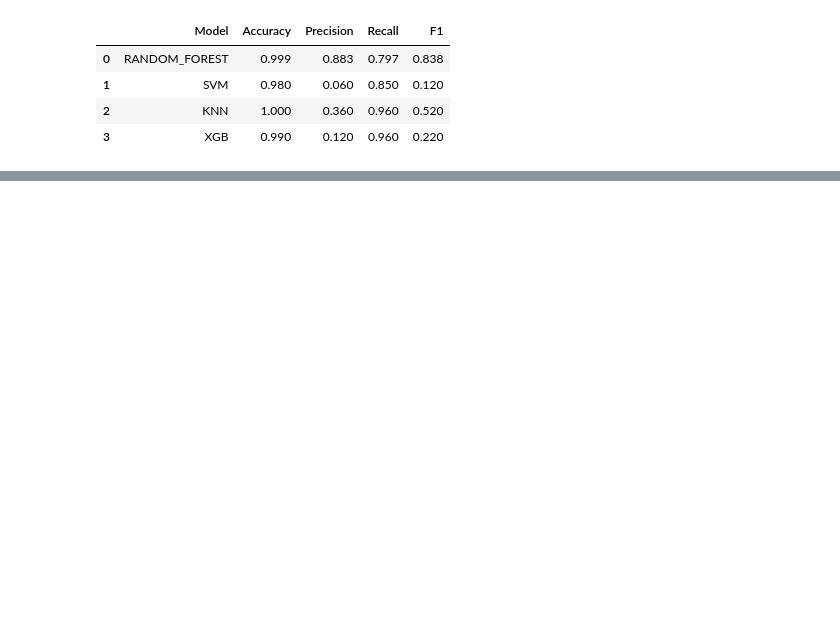
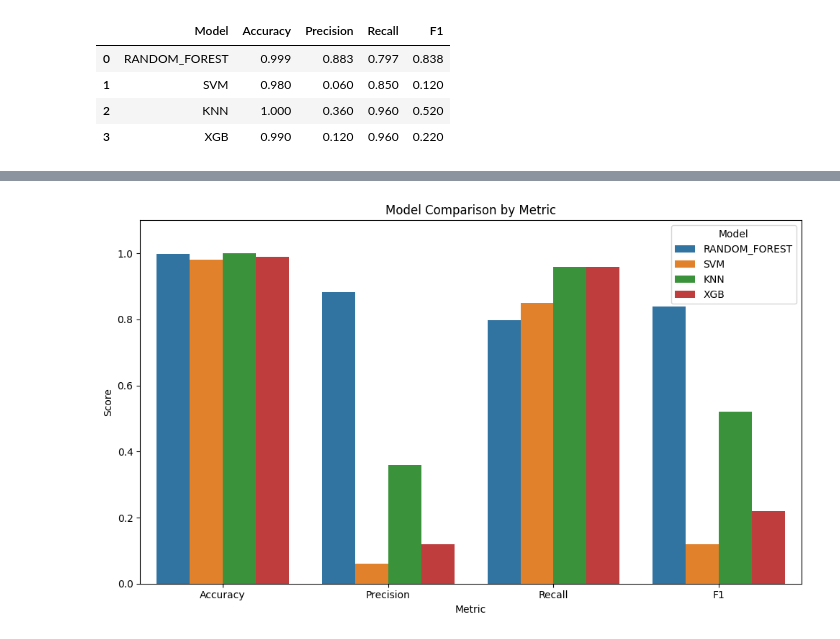
Before and after one commit to Bjg17/python_project, a Jupyter notebook: Project.ipynb, the cells around one changed output, grey strips where cells are left out. Cells and saved outputs as stored; diff of their text form; code cells hidden in the pictures; blank space fills up the shorter version.

```diff
--- a/Project.ipynb
+++ b/Project.ipynb
@@ -327 +404,22 @@ model_results
+# %%
+
+df_long = pd.melt(model_results,
+                  id_vars='Model',
+                  value_vars=['Accuracy', 'Precision', 'Recall', 'F1'],
+                  var_name='Metric',
+                  value_name='Score')
+
+
+plt.figure(figsize=(10, 6))
+sns.barplot(data=df_long, x='Metric', y='Score', hue='Model')
+
+plt.title("Model Comparison by Metric")
+plt.ylim(0, 1.1)
+plt.ylabel("Score")
+plt.xlabel("Metric")
+plt.legend(title='Model')
+plt.tight_layout()
+plt.show()
+# %% [output]
+[figure, added]
 # %%
```
Also changed, not shown: parts of 30 cells of this notebook.
